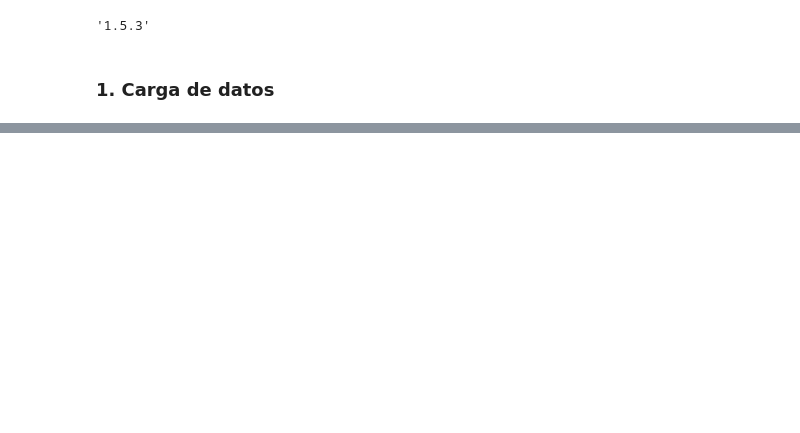
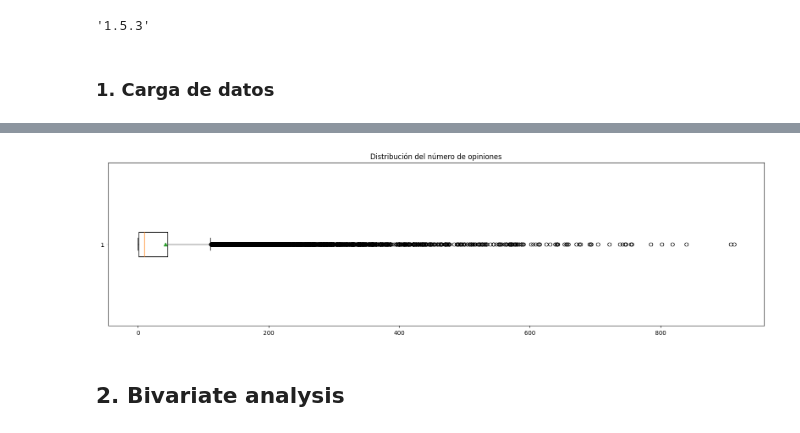
Before and after one commit to Jucavilav/Ciencia-de-datos, a Jupyter notebook: JuanCarlosAvila.ipynb, the cells around one changed output, grey strips where cells are left out. Saved outputs shown, nothing was run; the diff lists cells and outputs as text; code cells hidden in the pictures; blank space fills up the shorter version.

```diff
--- a/JuanCarlosAvila.ipynb
+++ b/JuanCarlosAvila.ipynb
@@ -38,0 +165,10 @@ listings_df = pd.read_csv("/listings.csv.gz")
+# %%
+# Diagrama para el número de opiniones
+plt.figure(figsize=(20, 5))
+plt.boxplot(listings_df["number_of_reviews"], showmeans=True, vert=False)
+plt.title("Distribución del número de opiniones")
+plt.show()
+# %% [output]
+[figure, added]
+# %% [markdown]
+## 2. Bivariate analysis
```
Also changed, not shown: parts of 16 cells of this notebook.
